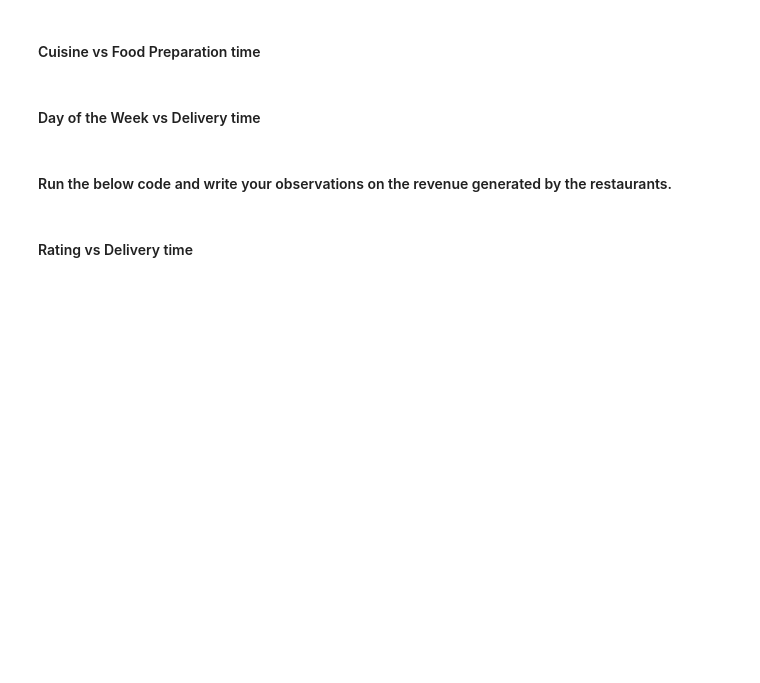
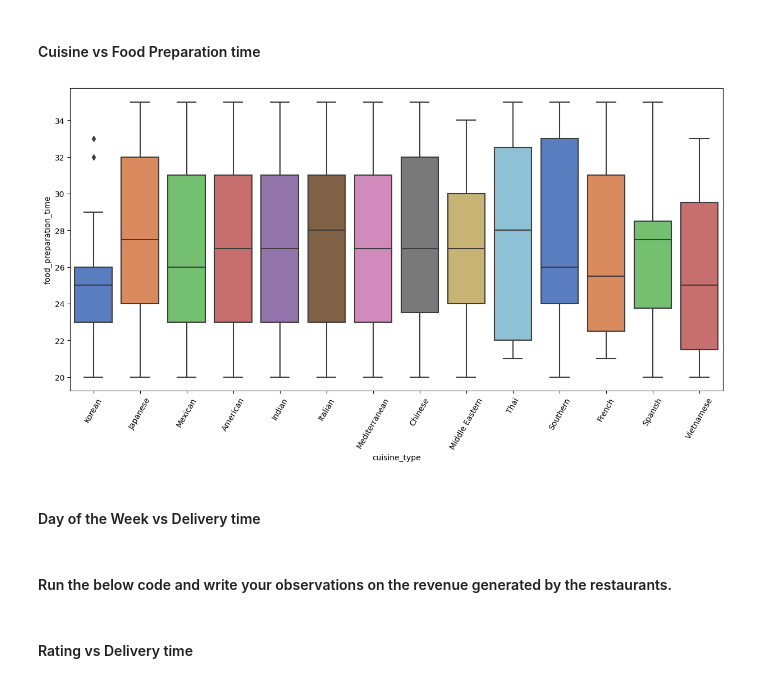
Before and after one commit to HelimaBass/Content_Drive, a Jupyter notebook: FDS_Project_LearnerNotebook_LowCode_MyWork.ipynb, the cells around one changed output. Drawn from its saved outputs; the diff is of its cells as text; code cells hidden in the pictures; blank space fills up the shorter version.

```diff
--- a/FDS_Project_LearnerNotebook_LowCode_MyWork.ipynb
+++ b/FDS_Project_LearnerNotebook_LowCode_MyWork.ipynb
@@ -340,9 +342,11 @@ plt.show()
 # %%
 # Relationship between food preparation time and cuisine type
 plt.figure(figsize=(15,7))
-sns.boxplot('_______')  # Complete the code to visualize the relationship between food preparation time and cuisine type using boxplot
+sns.boxplot(x = "cuisine_type", y = "food_preparation_time", data = df, palette = 'muted') # Complete the code to visualize the relationship between food preparation time and cuisine type using boxplot
 plt.xticks(rotation = 60)
 plt.show()
+# %% [output]
+[figure, added]
 # %% [markdown]
 #### Day of the Week vs Delivery time
 # %%
```
Also changed, not shown: parts of 1 cell of this notebook.
